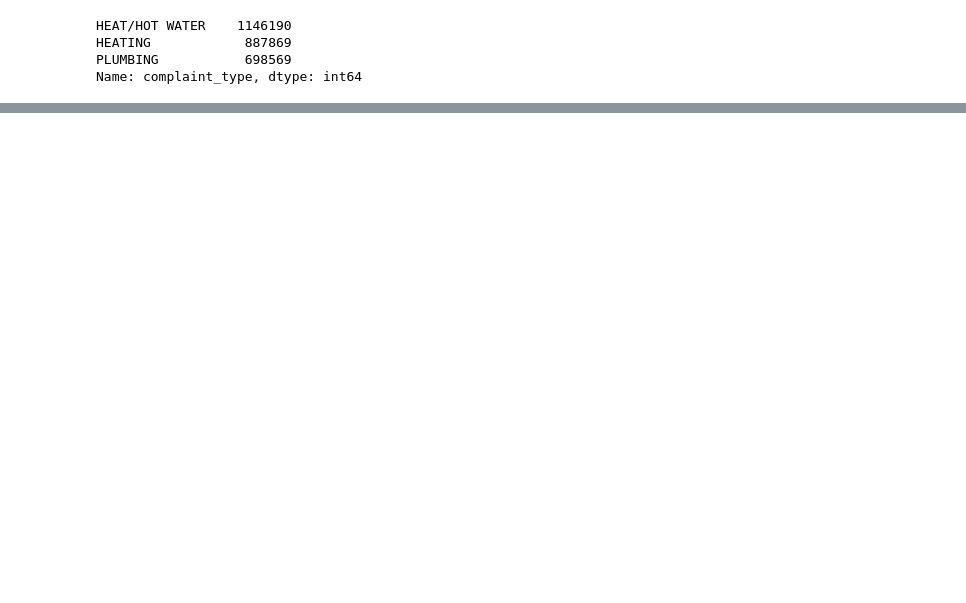
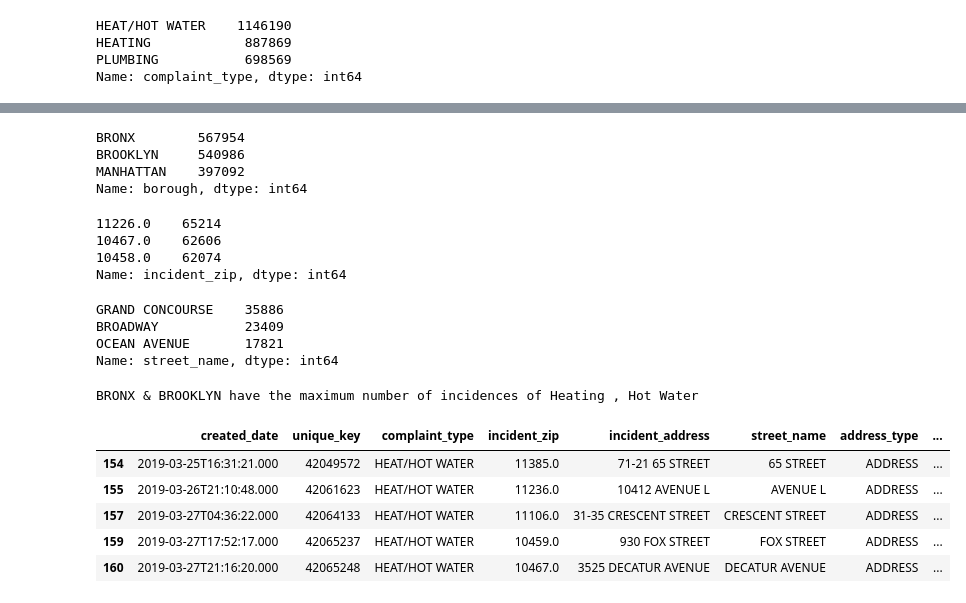
Before and after one commit to nabeel913/ibmWatsonCapstone, a Jupyter notebook: notebook1.ipynb, the cells around one changed output, grey strips where cells are left out. Saved outputs shown, nothing was run; the diff lists cells and outputs as text; code cells hidden in the pictures; blank space fills up the shorter version.

```diff
--- a/notebook1.ipynb
+++ b/notebook1.ipynb
@@ -31,0 +93,27 @@ Name: complaint_type, dtype: int64
+# %%
+focus = df.query('["HEAT/HOT WATER","HEATING"] in complaint_type')
+# %%
+focus.borough.value_counts().nlargest(3)
+# %% [output]
+BRONX        567954
+BROOKLYN     540986
+MANHATTAN    397092
+Name: borough, dtype: int64
+# %%
+focus.incident_zip.value_counts().nlargest(3)
+# %% [output]
+11226.0    65214
+10467.0    62606
+10458.0    62074
+Name: incident_zip, dtype: int64
+# %%
+focus.street_name.value_counts().nlargest(3)
+# %% [output]
+GRAND CONCOURSE    35886
+BROADWAY           23409
+OCEAN AVENUE       17821
+Name: street_name, dtype: int64
+# %%
+print("BRONX & BROOKLYN have the maximum number of incidences of Heating , Hot Water")
+# %% [output]
+BRONX & BROOKLYN have the maximum number of incidences of Heating , Hot Water
@@ -31,0 +130,9 @@ Name: complaint_type, dtype: int64
+# %%
+focus.head()
+# %% [output]
+|  | created_date | unique_key | complaint_type | incident_zip | incident_address | street_name | address_type | ... |
+| 154 | 2019-03-25T16:31:21.000 | 42049572 | HEAT/HOT WATER | 11385.0 | 71-21 65 STREET | 65 STREET | ADDRESS | ... |
+| 155 | 2019-03-26T21:10:48.000 | 42061623 | HEAT/HOT WATER | 11236.0 | 10412 AVENUE L | AVENUE L | ADDRESS | ... |
+| 157 | 2019-03-27T04:36:22.000 | 42064133 | HEAT/HOT WATER | 11106.0 | 31-35 CRESCENT STREET | CRESCENT STREET | ADDRESS | ... |
+| 159 | 2019-03-27T17:52:17.000 | 42065237 | HEAT/HOT WATER | 10459.0 | 930 FOX STREET | FOX STREET | ADDRESS | ... |
+| 160 | 2019-03-27T21:16:20.000 | 42065248 | HEAT/HOT WATER | 10467.0 | 3525 DECATUR AVENUE | DECATUR AVENUE | ADDRESS | ... |
```
Also changed, not shown: parts of 26 cells of this notebook.
